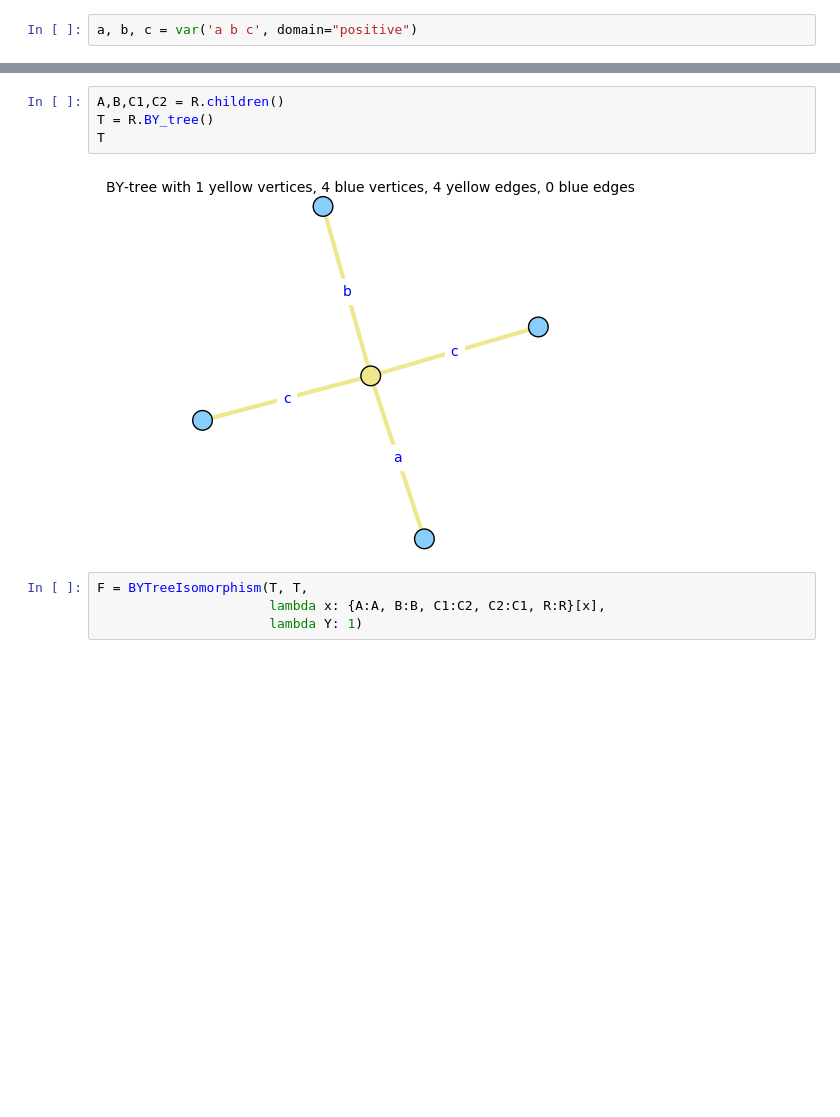
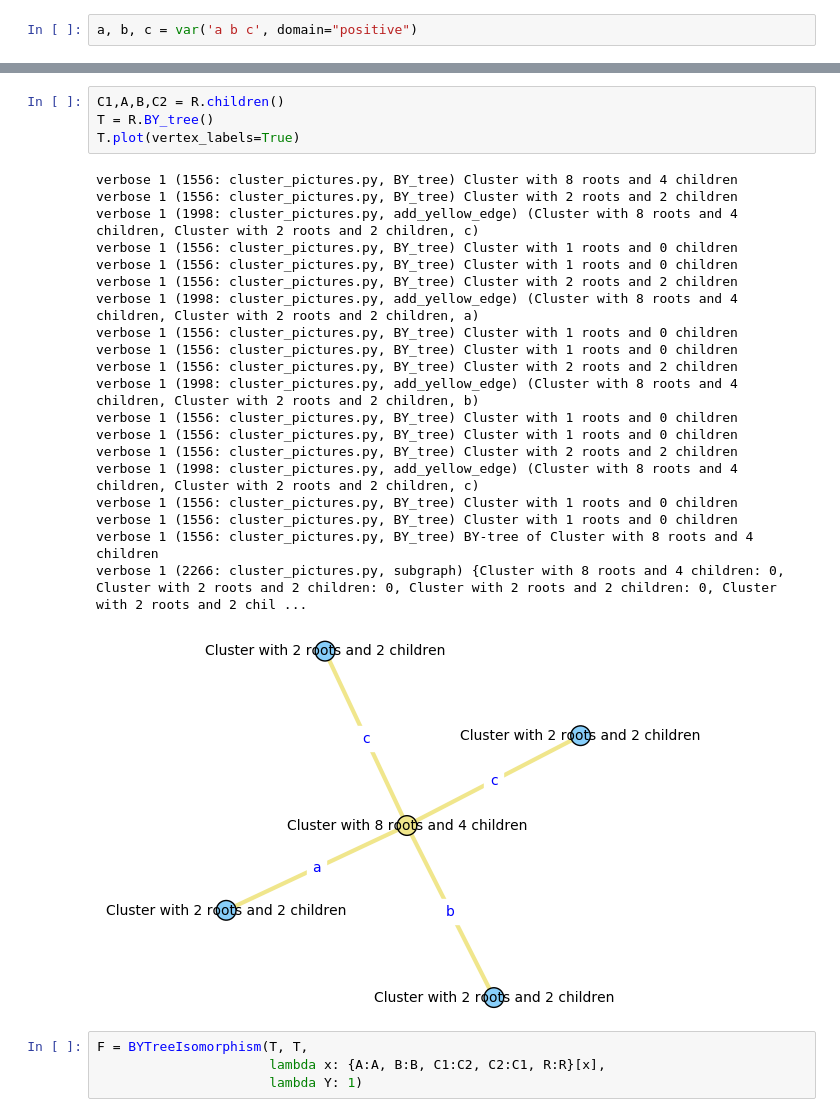
Before and after one commit to alexjbest/cluster-pictures, a Jupyter notebook: notebooks/clusters-with-variables.ipynb, the cells around one changed output, grey strips where cells are left out. Saved outputs shown, nothing was run; the diff lists cells and outputs as text; blank space fills up the shorter version.

```diff
--- a/notebooks/clusters-with-variables.ipynb
+++ b/notebooks/clusters-with-variables.ipynb
@@ -33,10 +55,29 @@ view(R)
 [figure]
 # %%
-A,B,C1,C2 = R.children()
+C1,A,B,C2 = R.children()
 T = R.BY_tree()
-T
+T.plot(vertex_labels=True)
 # %% [output]
+verbose 1 (1556: cluster_pictures.py, BY_tree) Cluster with 8 roots and 4 children
+verbose 1 (1556: cluster_pictures.py, BY_tree) Cluster with 2 roots and 2 children
+verbose 1 (1998: cluster_pictures.py, add_yellow_edge) (Cluster with 8 roots and 4 children, Cluster with 2 roots and 2 children, c)
+verbose 1 (1556: cluster_pictures.py, BY_tree) Cluster with 1 roots and 0 children
+verbose 1 (1556: cluster_pictures.py, BY_tree) Cluster with 1 roots and 0 children
+verbose 1 (1556: cluster_pictures.py, BY_tree) Cluster with 2 roots and 2 children
+verbose 1 (1998: cluster_pictures.py, add_yellow_edge) (Cluster with 8 roots and 4 children, Cluster with 2 roots and 2 children, a)
+verbose 1 (1556: cluster_pictures.py, BY_tree) Cluster with 1 roots and 0 children
+verbose 1 (1556: cluster_pictures.py, BY_tree) Cluster with 1 roots and 0 children
+verbose 1 (1556: cluster_pictures.py, BY_tree) Cluster with 2 roots and 2 children
+verbose 1 (1998: cluster_pictures.py, add_yellow_edge) (Cluster with 8 roots and 4 children, Cluster with 2 roots and 2 children, b)
+verbose 1 (1556: cluster_pictures.py, BY_tree) Cluster with 1 roots and 0 children
+verbose 1 (1556: cluster_pictures.py, BY_tree) Cluster with 1 roots and 0 children
+verbose 1 (1556: cluster_pictures.py, BY_tree) Cluster with 2 roots and 2 children
+verbose 1 (1998: cluster_pictures.py, add_yellow_edge) (Cluster with 8 roots and 4 children, Cluster with 2 roots and 2 children, c)
+verbose 1 (1556: cluster_pictures.py, BY_tree) Cluster with 1 roots and 0 children
+verbose 1 (1556: cluster_pictures.py, BY_tree) Cluster with 1 roots and 0 children
+verbose 1 (1556: cluster_pictures.py, BY_tree) BY-tree of Cluster with 8 roots and 4 children
+verbose 1 (2266: cluster_pictures.py, subgraph) {Cluster with 8 roots and 4 children: 0, Cluster with 2 roots and 2 children: 0, Cluster with 2 roots and 2 children: 0, Cluster with 2 roots and 2 chil ...
-[figure, old version]
+[figure, new version]
 # %%
 F = BYTreeIsomorphism(T, T,
                       lambda x: {A:A, B:B, C1:C2, C2:C1, R:R}[x],
```
Also changed, not shown: parts of 47 cells of this notebook.
